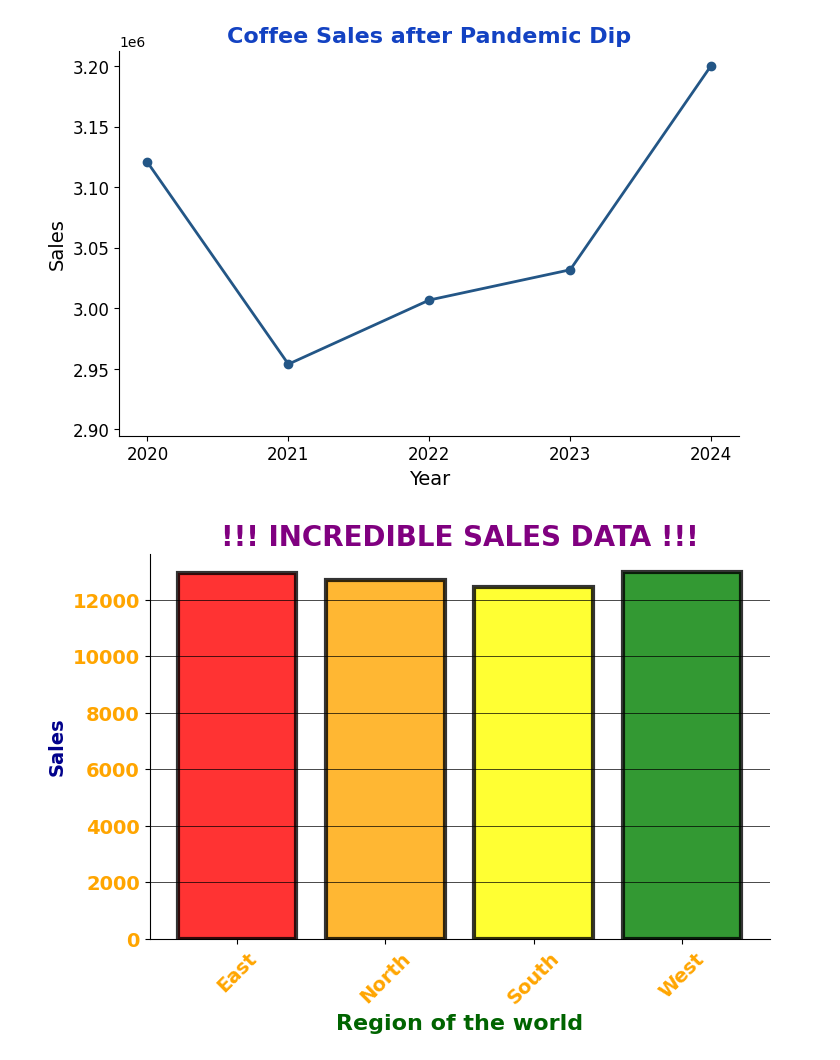
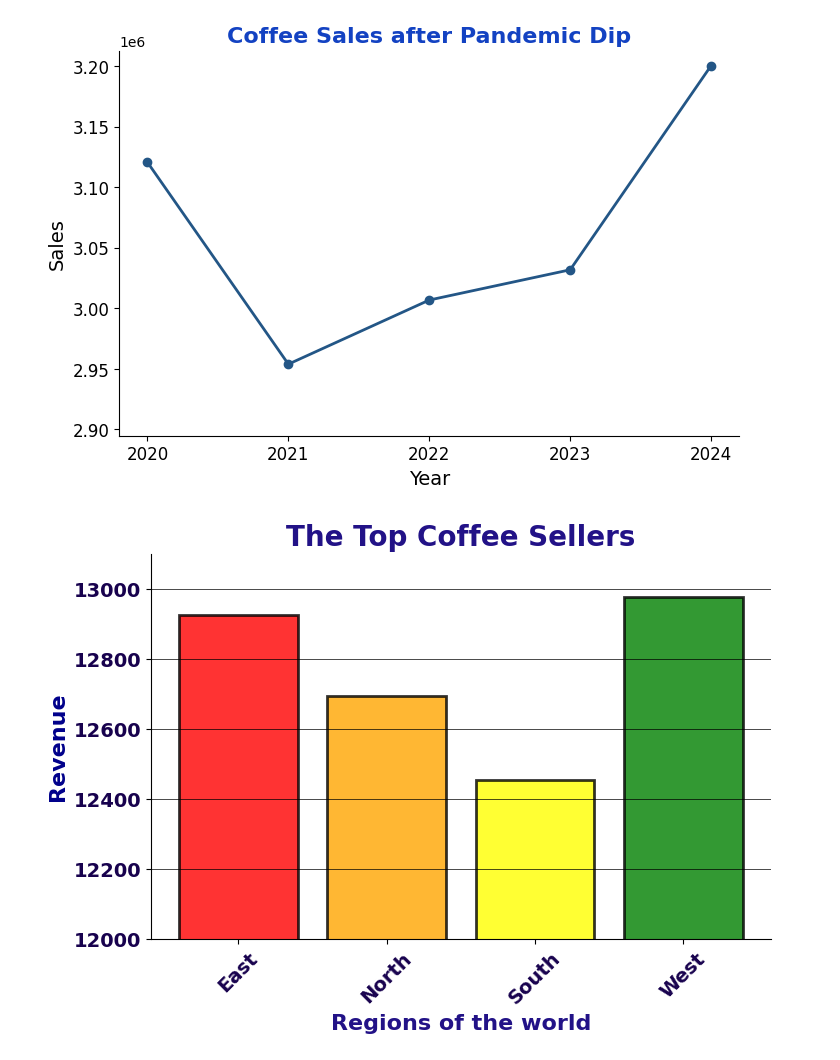
Before and after one commit to Bourne215/DA_M3_DataVizChallenge, a Jupyter notebook: data_viz_ethics_challenge.ipynb, the cells around one changed output. Saved outputs shown, nothing was run; the diff lists cells and outputs as text; code cells hidden in the pictures.

```diff
--- a/data_viz_ethics_challenge.ipynb
+++ b/data_viz_ethics_challenge.ipynb
@@ -124,23 +124,25 @@ plt.show()
 # %%
 #Correction for Chart 2
 plt.figure(figsize=(8,5))
 avg_sales = coffee_df.groupby("Region")["Sales"].mean().reset_index()
 
 colors = ["red","orange","yellow","green","blue","purple"]
 
 ax = plt.gca()
 ax.spines['top'].set_visible(False)
 ax.spines['right'].set_visible(False)
 
 
 plt.bar(avg_sales["Region"], avg_sales["Sales"],
-        color=colors, edgecolor="black", linewidth=3,alpha=0.8)
-plt.title("!!! INCREDIBLE SALES DATA !!!", fontsize=20, fontweight="bold", color="purple")
+        color=colors, edgecolor="black", linewidth=2,alpha=0.8)
+plt.ylim(12000, 13100)
+plt.title("The Top Coffee Sellers", fontsize=20, fontweight="bold", color="#221287")
 plt.grid(True, which='major',axis = 'y', color='black', linestyle='-', linewidth=0.5)
-plt.xlabel("Region of the world", fontsize=16, fontweight="bold", color="darkgreen")
-plt.ylabel("Sales", fontsize=14, fontweight="bold", color="darkblue")
-plt.xticks(rotation=45, fontsize=14, fontweight="bold", color="orange")
-plt.yticks(fontsize=14, fontweight="bold", color="orange")
+plt.xlabel("Regions of the world", fontsize=16, fontweight="bold", color="#221287")
+plt.ylabel("Revenue", fontsize=16, fontweight="bold", color="darkblue")
+plt.xticks(rotation=45, fontsize=14, fontweight="bold", color="#18024E")
+plt.yticks(fontsize=14, fontweight="bold", color="#18024E")
 plt.show()
+#I can't figure what colors to use for the bars wihout being too colorful
 # %% [output]
-[figure, old version]
+[figure, new version]
```
